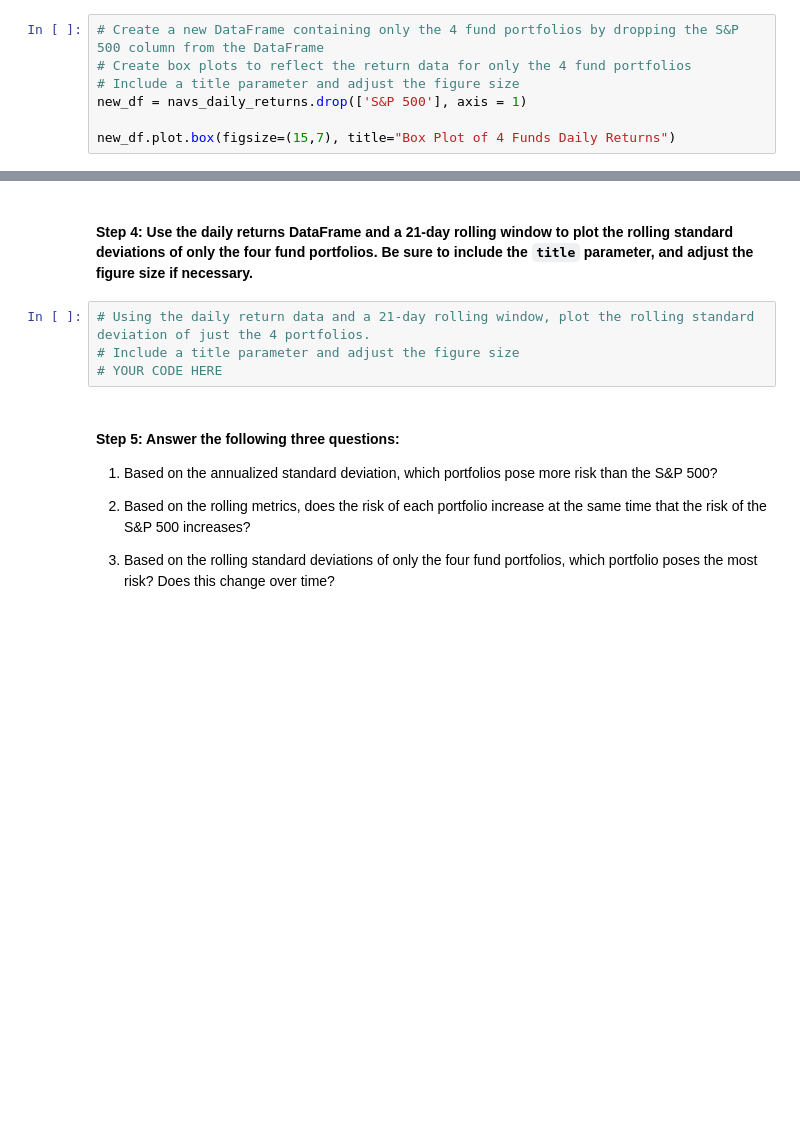
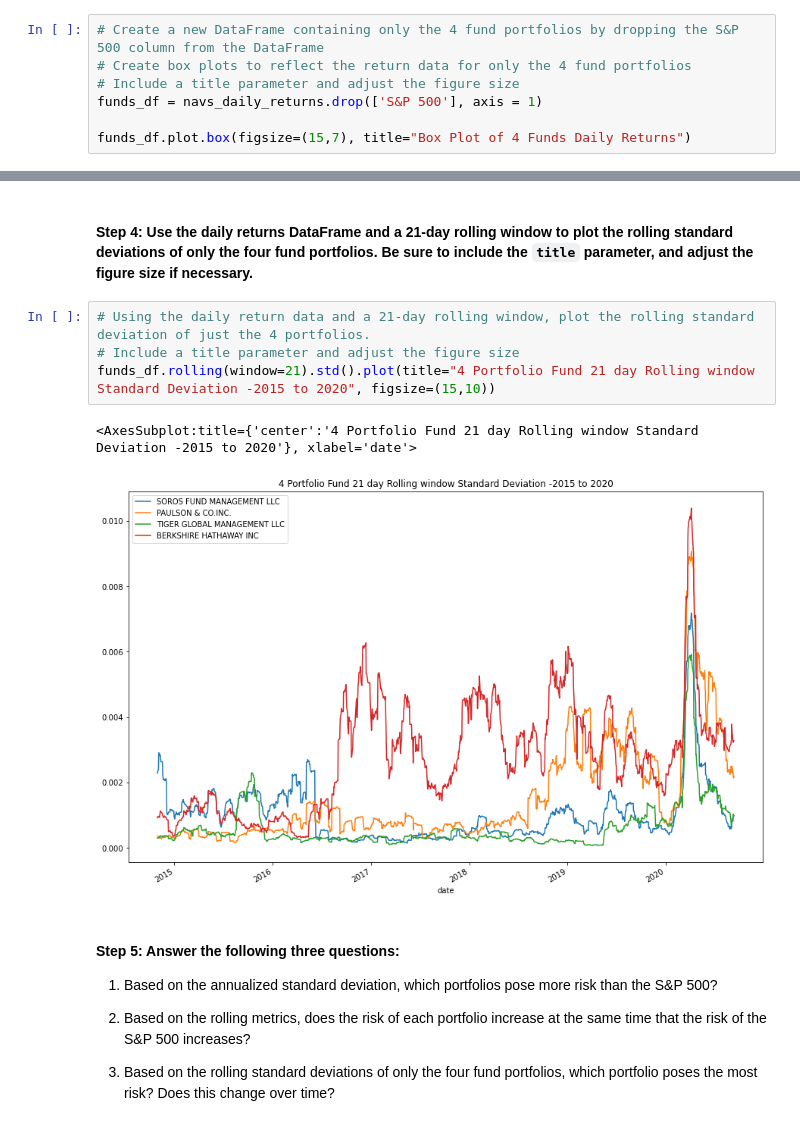
Before and after one commit to asabeti/Module_4_Challenge, a Jupyter notebook: risk_return_analysis.ipynb, the cells around one changed output, grey strips where cells are left out. Cells and saved outputs as stored; diff of their text form; blank space fills up the shorter version.

```diff
--- a/risk_return_analysis.ipynb
+++ b/risk_return_analysis.ipynb
@@ -208,9 +210,9 @@ navs_daily_returns.plot.box(figsize=(15,7), title="Box Plot of 4 Funds vs. S&P 5
 # Create a new DataFrame containing only the 4 fund portfolios by dropping the S&P 500 column from the DataFrame
 # Create box plots to reflect the return data for only the 4 fund portfolios
 # Include a title parameter and adjust the figure size
-new_df = navs_daily_returns.drop(['S&P 500'], axis = 1)
+funds_df = navs_daily_returns.drop(['S&P 500'], axis = 1)
 
-new_df.plot.box(figsize=(15,7), title="Box Plot of 4 Funds Daily Returns")
+funds_df.plot.box(figsize=(15,7), title="Box Plot of 4 Funds Daily Returns")
 # %% [output]
 <AxesSubplot:title={'center':'Box Plot of 4 Funds Daily Returns'}>
 [figure]
@@ -260,7 +275,10 @@ dtype: float64
 # %%
 # Using the daily return data and a 21-day rolling window, plot the rolling standard deviation of just the 4 portfolios.
 # Include a title parameter and adjust the figure size
-# YOUR CODE HERE
+funds_df.rolling(window=21).std().plot(title="4 Portfolio Fund 21 day Rolling window Standard Deviation -2015 to 2020", figsize=(15,10))
+# %% [output]
+<AxesSubplot:title={'center':'4 Portfolio Fund 21 day Rolling window Standard Deviation -2015 to 2020'}, xlabel='date'>
+[figure, added]
 # %% [markdown]
 #### Step 5: Answer the following three questions:
 
```
Also changed, not shown: parts of 6 cells of this notebook.
